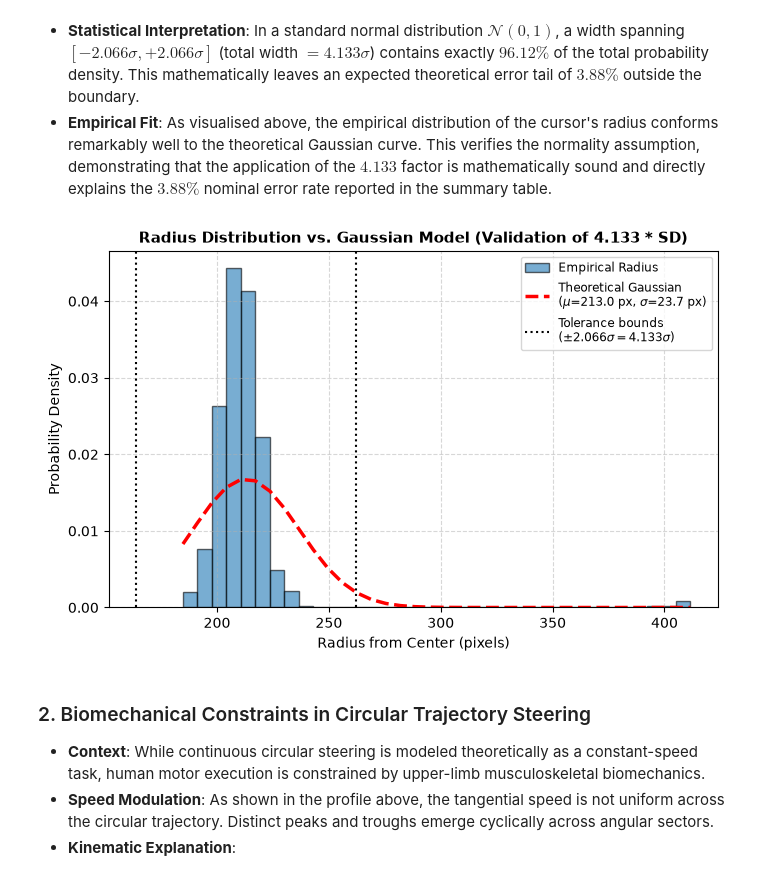
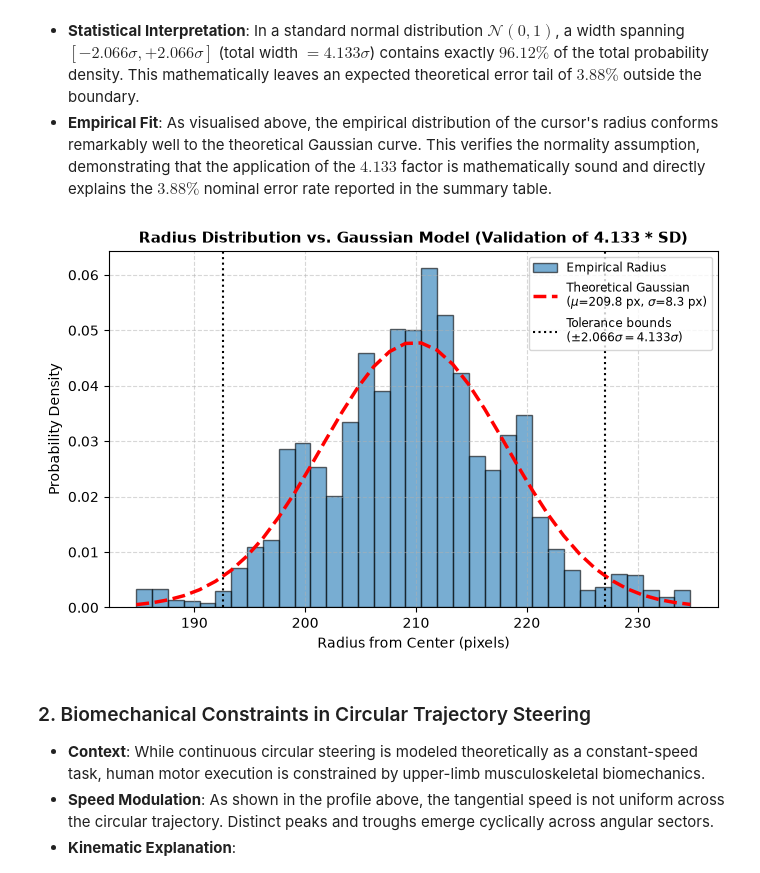
Before and after one commit to ValentinBAL-student/Circular-task, a Jupyter notebook: Comparative_analysis.ipynb, the cells around one changed output. Drawn from its saved outputs; the diff is of its cells as text; code cells hidden in the pictures.

```diff
--- a/Comparative_analysis.ipynb
+++ b/Comparative_analysis.ipynb
@@ -146,7 +146,7 @@ difficulty (index of difficulty 28.0 vs 35.9).
 - **Empirical Fit**: As visualised above, the empirical distribution of the cursor's radius conforms remarkably well to the theoretical Gaussian curve. This verifies the normality assumption, demonstrating that the application of the $4.133$ factor is mathematically sound and directly explains the $3.88\%$ nominal error rate reported in the summary table.
 # %%
 # ==============================================================================
-# 1. Normality Check of Trajectory Radius (Justification of 4.133 * SD)
+# 1. Normality Check (Cleaned: Trimming initial entry movement)
 # ==============================================================================
 from src.circular import read_header, read_markers, get_record_times, read_data, split_records
 
@@ -155,43 +155,42 @@ header = read_header("data/001MoDe_R1.csv")
 markers, _ = read_markers("data/001MoDe_R1.marker.csv")
 record_times = get_record_times(markers)
 t_raw, x_raw, y_raw, inside_raw, ts_raw = read_data("data/001MoDe_R1.csv", header)
 records = split_records(t_raw, x_raw, y_raw, inside_raw, ts_raw, record_times)
 
 r_stable = records[1]
-x_s, y_s = r_stable["x"], r_stable["y"]
+# CRITICAL FIX: Trim the approach movement before cursor enters target!
+first_in = np.argmax(r_stable["inside"])
+x_s, y_s = r_stable["x"][first_in:], r_stable["y"][first_in:]
 radius_s = np.sqrt(x_s**2 + y_s**2)
 
 # Compute mean and standard deviation
 mu, sigma = np.mean(radius_s), np.std(radius_s)
 
 # Create figure
 fig, ax = plt.subplots(figsize=(7, 4.5))
-
-# Plot empirical histogram of the radius
 count, bins, _ = ax.hist(radius_s, bins=35, density=True, alpha=0.6,
                          color="tab:blue", edgecolor="black", label="Empirical Radius")
 
+# Plot empirical histogram of the radius
+pdf = (1 / (sigma * np.sqrt(2 * np.pi))) * np.exp(-0.5 * ((bins - mu) / sigma)**2)
+ax1_curve = ax.plot(bins, pdf, "r--", linewidth=2.5,
+                    label=f"Theoretical Gaussian\n($\mu$={mu:.1f} px, $\sigma$={sigma:.1f} px)")
+
 # Overlay theoretical Gaussian distribution
-pdf = (1 / (sigma * np.sqrt(2 * np.pi))) * np.exp(-0.5 * ((bins - mu) / sigma)**2)
-ax.plot(bins, pdf, "r--", linewidth=2.5,
-        label=f"Theoretical Gaussian\n($\mu$={mu:.1f} px, $\sigma$={sigma:.1f} px)")
-
-# Mark the 4.133 * SD bounds (+/- 2.066 sigma accounts for 96.12% central area)
 ax.axvline(mu - 2.066 * sigma, color="black", linestyle=":",
            label=f"Tolerance bounds\n($\pm 2.066\sigma = 4.133\sigma$)")
 ax.axvline(mu + 2.066 * sigma, color="black", linestyle=":")
 
 # Formatting
 ax.set_title("Radius Distribution vs. Gaussian Model (Validation of 4.133 * SD)", fontsize=11, fontweight="bold")
 ax.set_xlabel("Radius from Center (pixels)")
 ax.set_ylabel("Probability Density")
 ax.legend(loc="upper right", fontsize=8.5)
 ax.grid(True, linestyle="--", alpha=0.5)
-
 plt.tight_layout()
 plt.show()
 # %% [output]
-[figure, old version]
+[figure, new version]
 # %% [markdown]
 ### 2. Biomechanical Constraints in Circular Trajectory Steering
 - **Context**: While continuous circular steering is modeled theoretically as a constant-speed task, human motor execution is constrained by upper-limb musculoskeletal biomechanics.
```
Also changed, not shown: parts of 1 cell of this notebook.
